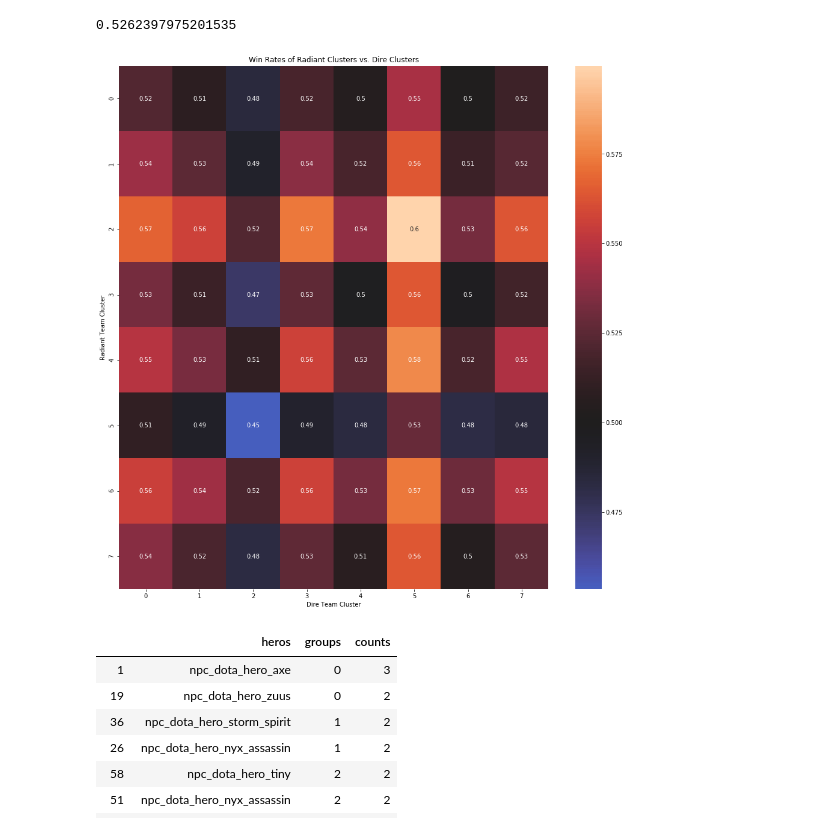
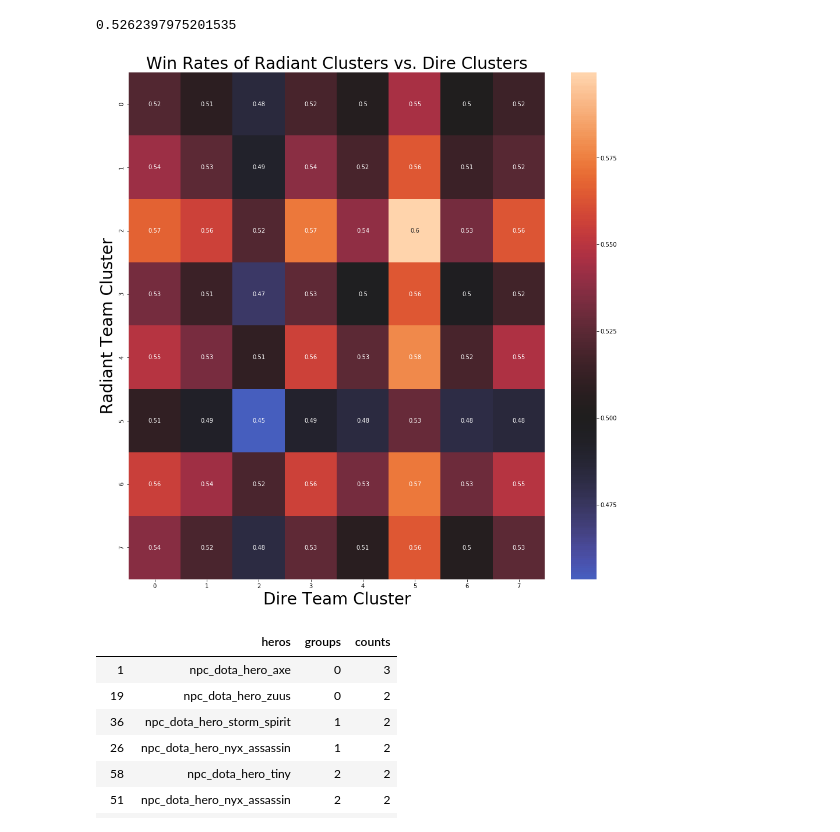
Before and after one commit to bglick13/682_dota, a Jupyter notebook: notebooks/clustering.ipynb, the cells around one changed output. Drawn from its saved outputs; the diff is of its cells as text; code cells hidden in the pictures.

```diff
--- a/notebooks/clustering.ipynb
+++ b/notebooks/clustering.ipynb
@@ -26,12 +26,12 @@ df['r_win'].mean()
 # %%
 fig, ax = plt.subplots(figsize=(16, 16))
 sns.heatmap(pivot, center=.5, annot=True)
-plt.xlabel('Dire Team Cluster')
-plt.ylabel('Radiant Team Cluster')
-plt.title('Win Rates of Radiant Clusters vs. Dire Clusters')
+plt.xlabel('Dire Team Cluster', fontsize=28)
+plt.ylabel('Radiant Team Cluster', fontsize=28)
+plt.title('Win Rates of Radiant Clusters vs. Dire Clusters', fontsize=28)
 plt.savefig('cluster_winrates.png')
 # %% [output]
-[figure, old version]
+[figure, new version]
 # %%
 with open('data/clustering/hero_clusters.pkl', 'rb') as f:
     clusters = pickle.load(f)
```
Also changed, not shown: 13 other files.
